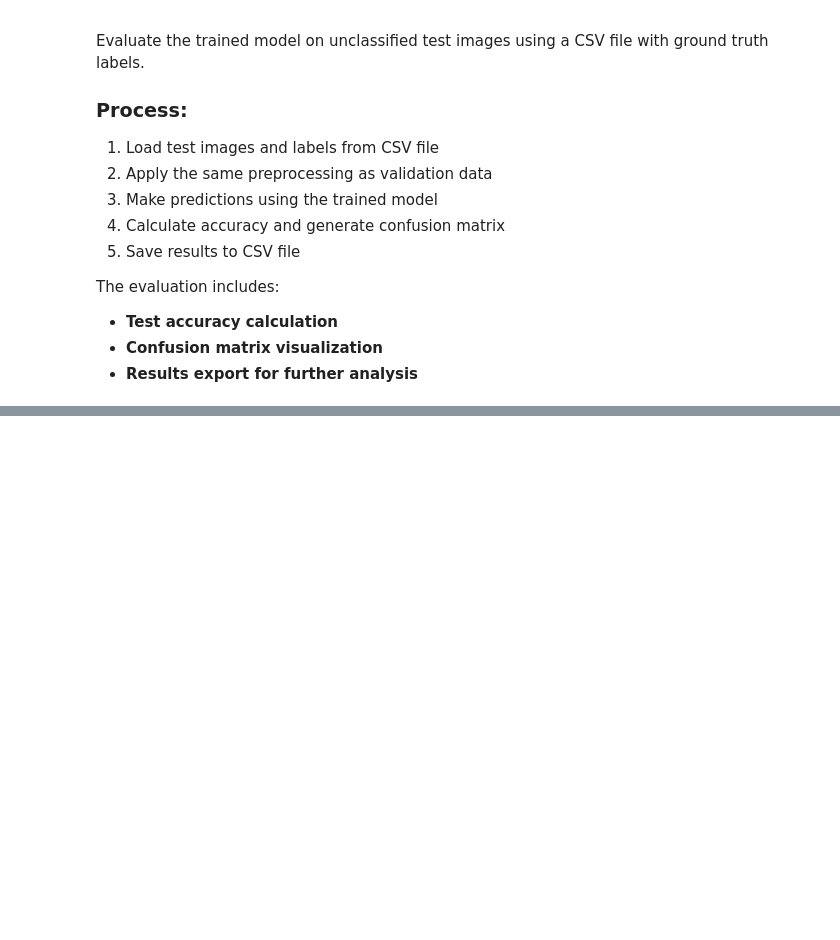
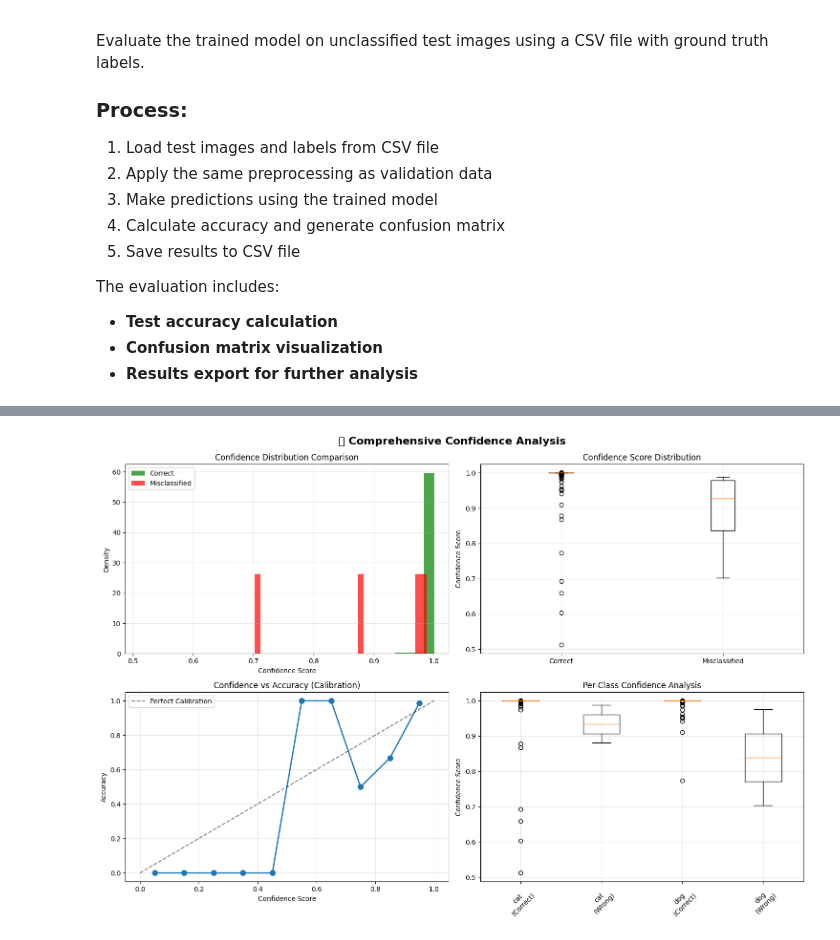
Before and after one commit to dsnyeo/ie4483_aidm_cats_vs_dogs, a Jupyter notebook: VGG_model.ipynb, the cells around one changed output, grey strips where cells are left out. Cells and saved outputs as stored; diff of their text form; code cells hidden in the pictures; blank space fills up the shorter version.

```diff
--- a/VGG_model.ipynb
+++ b/VGG_model.ipynb
@@ -334,0 +536,99 @@ Results saved to C:\Users\Asus\IE4483\IE4483datasets\datasets\VGGpredicted_label
+# %%
+# ==========================================
+# CONFIDENCE DISTRIBUTION ANALYSIS
+# ==========================================
+
+print("📊 Creating confidence distribution plots...")
+
+# Create comprehensive confidence analysis plots
+fig, axes = plt.subplots(2, 2, figsize=(15, 10))
+
+# 1. Confidence histogram comparison
+axes[0, 0].hist(correct_confidences, bins=30, alpha=0.7, label='Correct', color='green', density=True)
+if len(misclassified_confidences) > 0:
+    axes[0, 0].hist(misclassified_confidences, bins=30, alpha=0.7, label='Misclassified', color='red', density=True)
+axes[0, 0].set_xlabel('Confidence Score')
+axes[0, 0].set_ylabel('Density')
+axes[0, 0].set_title('Confidence Distribution Comparison')
+axes[0, 0].legend()
+axes[0, 0].grid(True, alpha=0.3)
+
+# 2. Box plot of confidences
+confidence_data = [correct_confidences]
+labels = ['Correct']
+if len(misclassified_confidences) > 0:
+    confidence_data.append(misclassified_confidences)
+    labels.append('Misclassified')
+
+axes[0, 1].boxplot(confidence_data, labels=labels)
+axes[0, 1].set_ylabel('Confidence Score')
+axes[0, 1].set_title('Confidence Score Distribution')
+axes[0, 1].grid(True, alpha=0.3)
+
+# 3. Confidence vs Accuracy scatter plot
+confidence_bins = np.linspace(0, 1, 11)
+bin_centers = (confidence_bins[:-1] + confidence_bins[1:]) / 2
+bin_accuracies = []
+
+for i in range(len(confidence_bins) - 1):
+    mask = (all_confidences >= confidence_bins[i]) & (all_confidences < confidence_bins[i+1])
+    if np.sum(mask) > 0:
+        bin_accuracy = np.mean(predicted_classes[mask] == true_labels[mask])
+        bin_accuracies.append(bin_accuracy)
+    else:
+        bin_accuracies.append(0)
+
+axes[1, 0].plot(bin_centers, bin_accuracies, 'o-', linewidth=2, markersize=8)
+axes[1, 0].plot([0, 1], [0, 1], 'k--', alpha=0.5, label='Perfect Calibration')
+axes[1, 0].set_xlabel('Confidence Score')
+axes[1, 0].set_ylabel('Accuracy')
+axes[1, 0].set_title('Confidence vs Accuracy (Calibration)')
+axes[1, 0].legend()
+axes[1, 0].grid(True, alpha=0.3)
+
+# 4. Per-class confidence analysis
+if len(misclassified_indices) > 0:
+    class_conf_data = []
+    class_labels = []
+
+    for class_idx, class_name in enumerate(class_names):
+        # Correct predictions for this class
+        correct_mask = (predicted_classes == true_labels) & (true_labels == class_idx)
+        if np.sum(correct_mask) > 0:
+            class_conf_data.append(all_confidences[correct_mask])
+            class_labels.append(f'{class_name}\n(Correct)')
+
+        # Misclassified predictions for this class
+        misclass_mask = (predicted_classes != true_labels) & (true_labels == class_idx)
+        if np.sum(misclass_mask) > 0:
+            class_conf_data.append(all_confidences[misclass_mask])
+            class_labels.append(f'{class_name}\n(Wrong)')
+
+    if len(class_conf_data) > 0:
+        axes[1, 1].boxplot(class_conf_data, labels=class_labels)
+        axes[1, 1].set_ylabel('Confidence Score')
+        axes[1, 1].set_title('Per-Class Confidence Analysis')
+        axes[1, 1].tick_params(axis='x', rotation=45)
+        axes[1, 1].grid(True, alpha=0.3)
+
+plt.tight_layout()
+plt.suptitle('🔍 Comprehensive Confidence Analysis', fontsize=16, fontweight='bold', y=1.02)
+plt.show()
+
+# Print detailed statistics
+print(f"\n📈 DETAILED CONFIDENCE STATISTICS:")
+print("=" * 50)
+print(f"Overall Statistics:")
+print(f"  Mean confidence: {np.mean(all_confidences):.3f} ± {np.std(all_confidences):.3f}")
+print(f"  Median confidence: {np.median(all_confidences):.3f}")
+print(f"  Min confidence: {np.min(all_confidences):.3f}")
+print(f"  Max confidence: {np.max(all_confidences):.3f}")
+
+if len(misclassified_confidences) > 0:
+    print(f"\nCorrect vs Misclassified:")
+    print(f"  Correct - Mean: {np.mean(correct_confidences):.3f}, Median: {np.median(correct_confidences):.3f}")
+    print(f"  Misclassified - Mean: {np.mean(misclassified_confidences):.3f}, Median: {np.median(misclassified_confidences):.3f}")
+    print(f"  Confidence difference: {np.mean(correct_confidences) - np.mean(misclassified_confidences):+.3f}")
+
+print("=" * 50)
+# %% [output]
@@ -334,0 +636 @@ Results saved to C:\Users\Asus\IE4483\IE4483datasets\datasets\VGGpredicted_label
+[figure, added]
```
Also changed, not shown: parts of 8 cells of this notebook.
